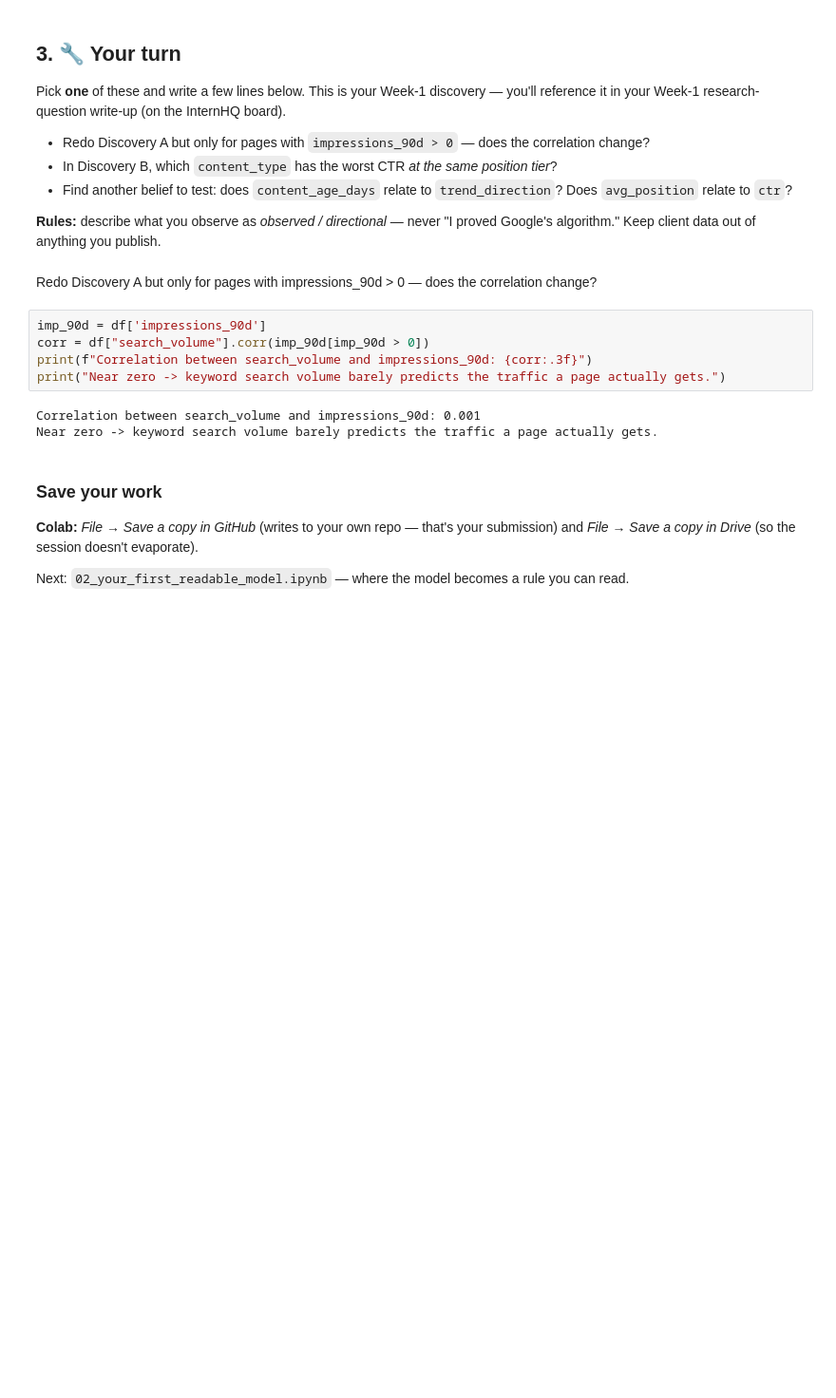
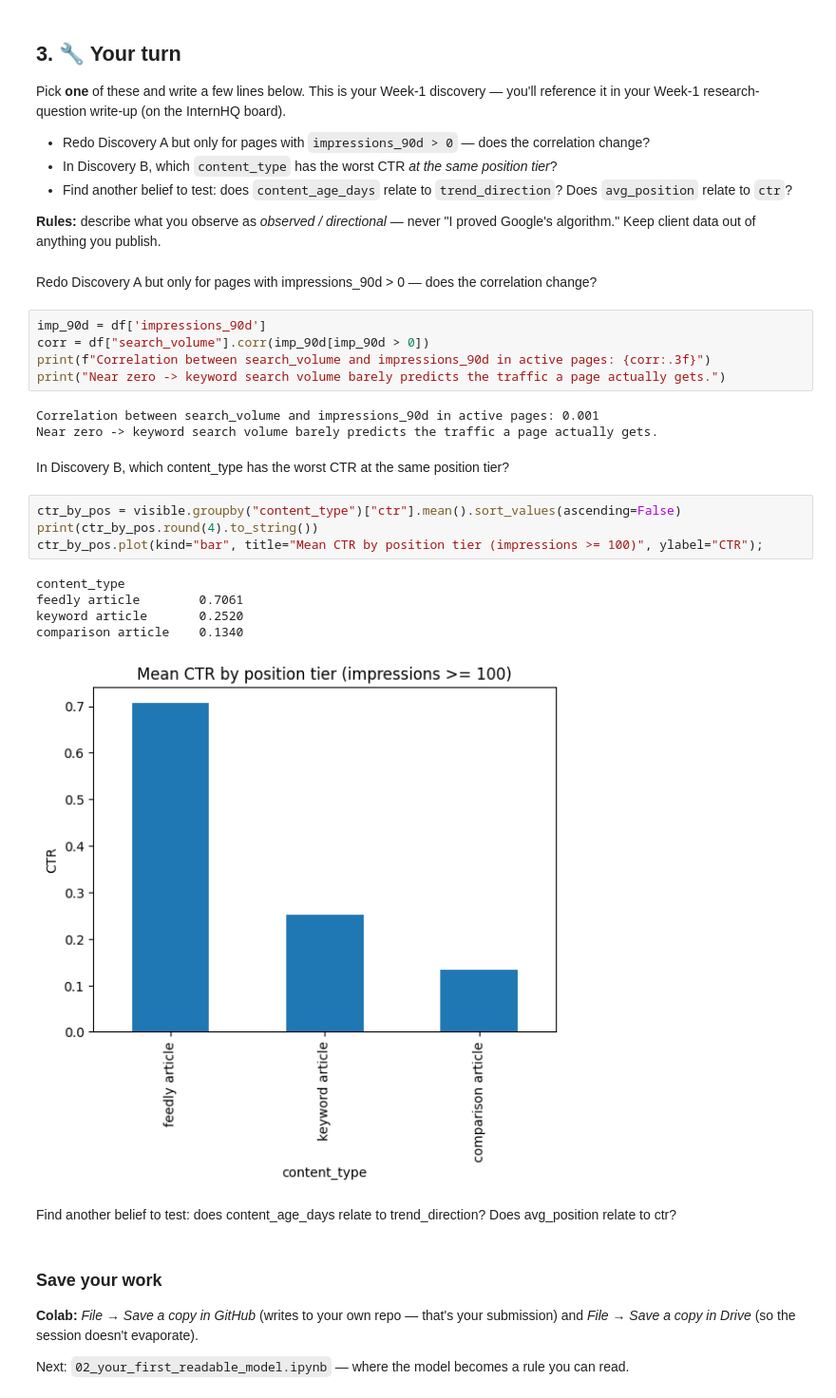
Before and after one commit to Maryam-Shile/flyrank_ml_internship, a Jupyter notebook: Copy_of_01_first_look_and_discovery.ipynb, the cells around one changed output. Shown at 95% size. Cells and saved outputs as stored; diff of their text form; blank space fills up the shorter version.

```diff
--- a/Copy_of_01_first_look_and_discovery.ipynb
+++ b/Copy_of_01_first_look_and_discovery.ipynb
@@ -158,11 +179,25 @@ Redo Discovery A but only for pages with impressions_90d > 0 — does the correl
 # %%
 imp_90d = df['impressions_90d']
 corr = df["search_volume"].corr(imp_90d[imp_90d > 0])
-print(f"Correlation between search_volume and impressions_90d: {corr:.3f}")
+print(f"Correlation between search_volume and impressions_90d in active pages: {corr:.3f}")
 print("Near zero -> keyword search volume barely predicts the traffic a page actually gets.")
 # %% [output]
-Correlation between search_volume and impressions_90d: 0.001
+Correlation between search_volume and impressions_90d in active pages: 0.001
 Near zero -> keyword search volume barely predicts the traffic a page actually gets.
+# %% [markdown]
+In Discovery B, which content_type has the worst CTR at the same position tier?
+# %%
+ctr_by_pos = visible.groupby("content_type")["ctr"].mean().sort_values(ascending=False)
+print(ctr_by_pos.round(4).to_string())
+ctr_by_pos.plot(kind="bar", title="Mean CTR by position tier (impressions >= 100)", ylabel="CTR");
+# %% [output]
+content_type
+feedly article        0.7061
+keyword article       0.2520
+comparison article    0.1340
+[figure, added]
+# %% [markdown]
+Find another belief to test: does content_age_days relate to trend_direction? Does avg_position relate to ctr?
 # %% [markdown]
 ### Save your work
 **Colab:** *File → Save a copy in GitHub* (writes to your own repo — that's your submission) and *File → Save a copy in Drive* (so the session doesn't evaporate).
```
Also changed, not shown: parts of 2 cells of this notebook.
